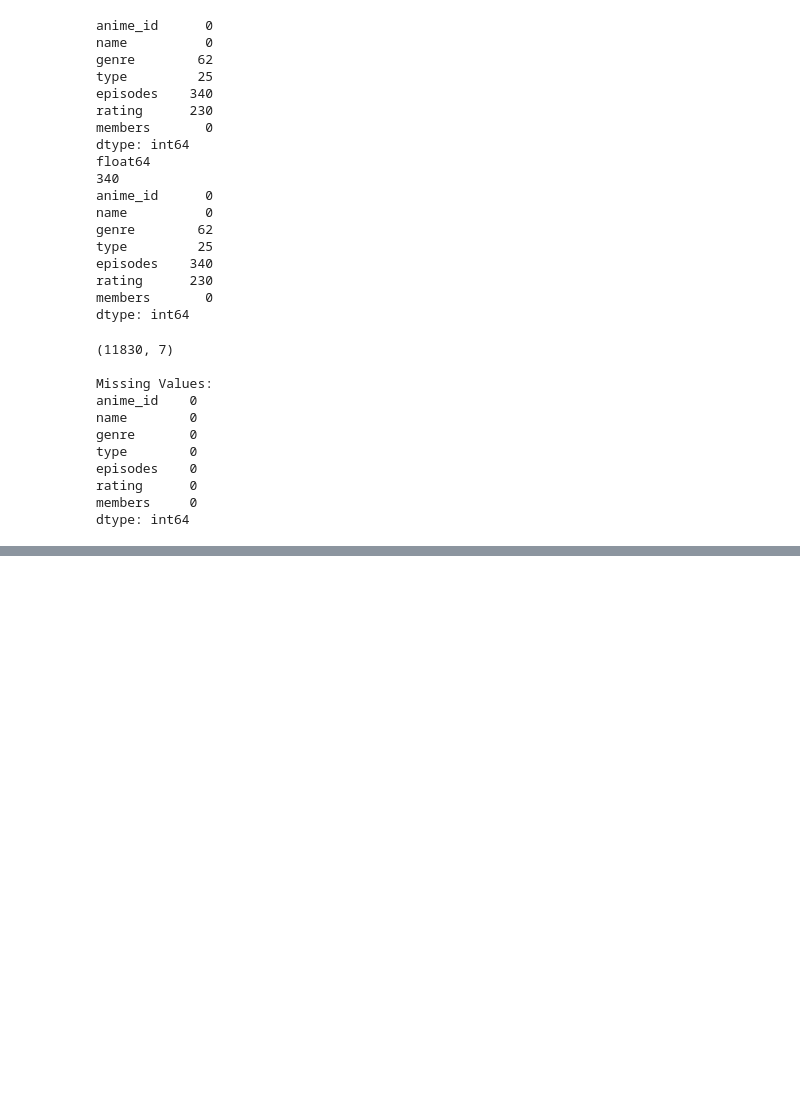
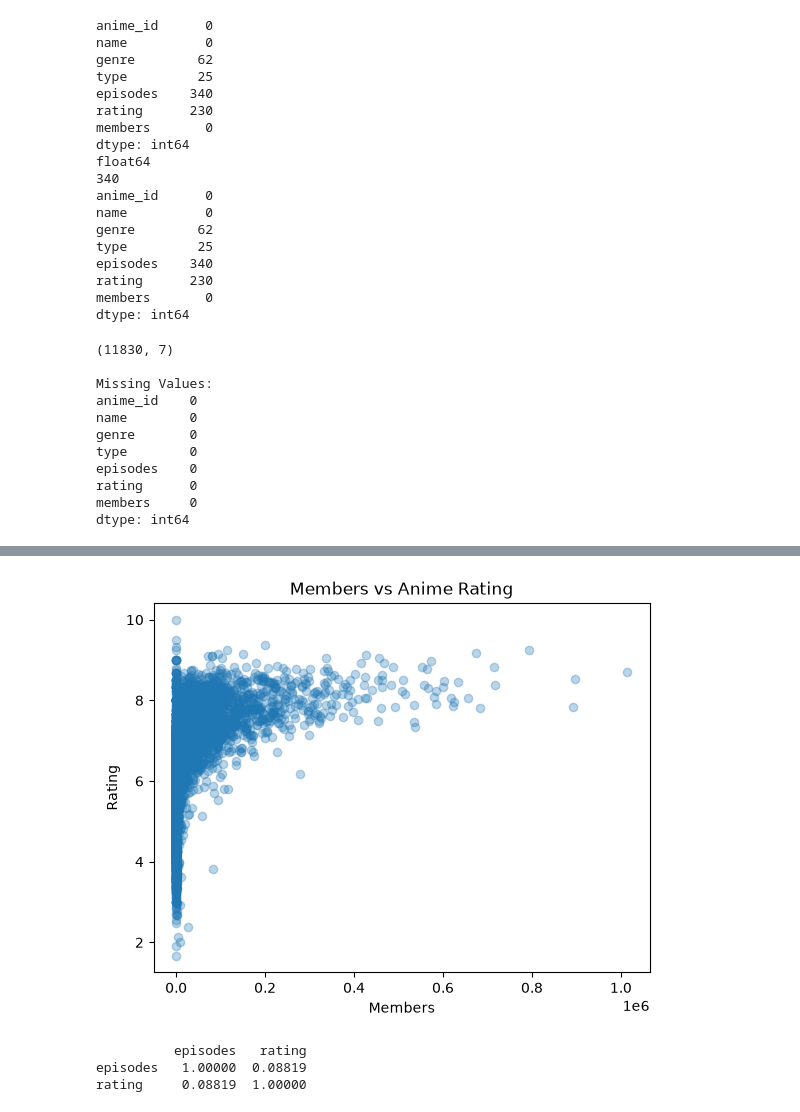
Before and after one commit to Aslngsng/Anime-Rating-Prediction, a Jupyter notebook: notebook.ipynb, the cells around one changed output, grey strips where cells are left out. Drawn from its saved outputs; the diff is of its cells as text; code cells hidden in the pictures; blank space fills up the shorter version.

```diff
--- a/notebook.ipynb
+++ b/notebook.ipynb
@@ -130,0 +222,17 @@ dtype: int64
+# %%
+plt.scatter(df["members"], df["rating"], alpha=0.3)
+
+plt.xlabel("Members")
+plt.ylabel("Rating")
+plt.title("Members vs Anime Rating")
+plt.show()
+# %% [output]
+[figure, added]
+# %%
+# relationship between episodes and rating
+
+print(df[["episodes", "rating"]].corr())
+# %% [output]
+          episodes   rating
+episodes   1.00000  0.08819
+rating     0.08819  1.00000
```
Also changed, not shown: parts of 15 cells of this notebook.
